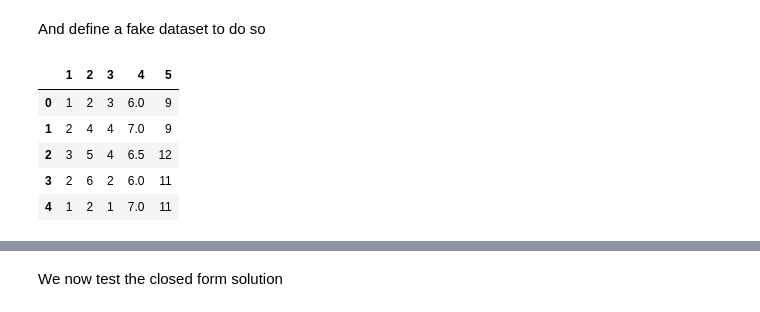
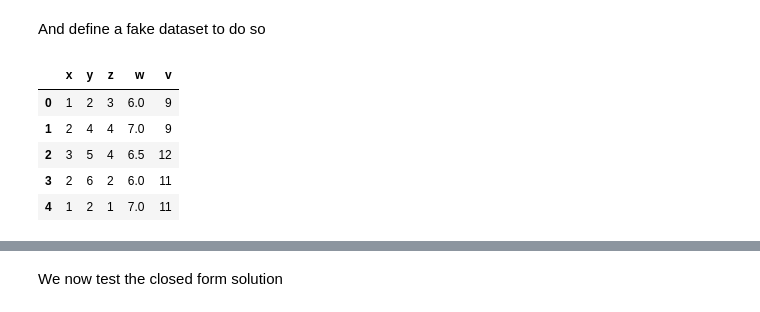
Before and after one commit to braingeneers/statdepth, a Jupyter notebook: testing_notebooks/jlehrer_testing_notebook_01.ipynb, the cells around one changed output, grey strips where cells are left out. Drawn from its saved outputs; the diff is of its cells as text; code cells hidden in the pictures.

```diff
--- a/testing_notebooks/jlehrer_testing_notebook_01.ipynb
+++ b/testing_notebooks/jlehrer_testing_notebook_01.ipynb
@@ -26,15 +18,15 @@ And define a fake dataset to do so
 # %%
 df = pd.DataFrame([
     [1, 2, 3, 6, 9],
     [2, 4, 4, 7, 9],
     [3, 5, 4, 6.5, 12],
     [2, 6, 2, 6, 11],
     [1, 2, 1, 7, 11],
-], columns=list('12345'))
+], columns=list('xyzwv'))
 
 df
 # %% [output]
-|  | 1 | 2 | 3 | 4 | 5 |
+|  | x | y | z | w | v |
 | 0 | 1 | 2 | 3 | 6.0 | 9 |
 | 1 | 2 | 4 | 4 | 7.0 | 9 |
 | 2 | 3 | 5 | 4 | 6.5 | 12 |
```
Also changed, not shown: parts of 7 cells of this notebook, 2 other files.
